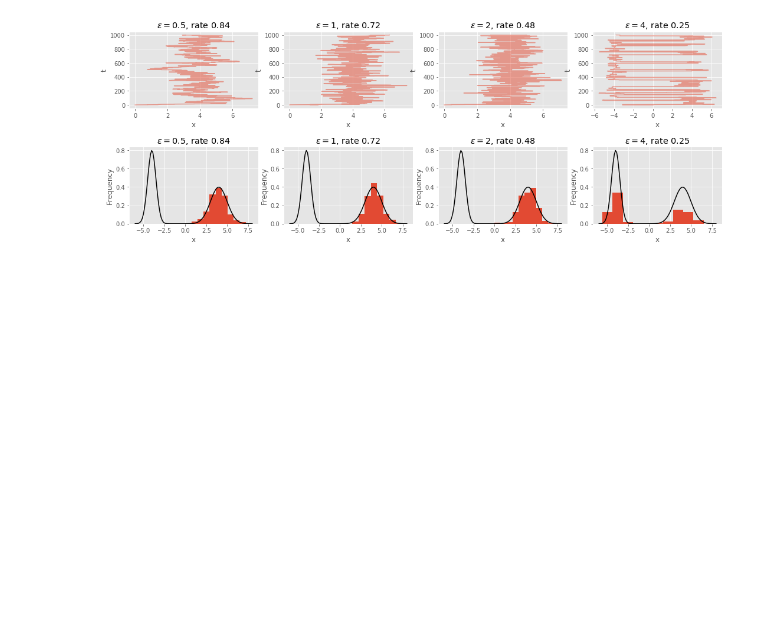
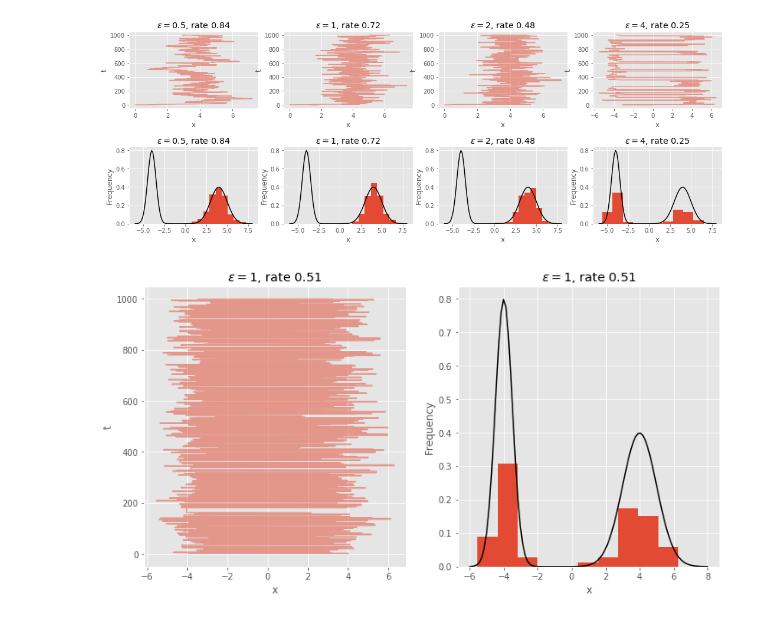
Before and after one commit to guydav/minerva, a Jupyter notebook: notebooks/CS146/13.2 MCMC.ipynb, the cells around one changed output. Cells and saved outputs as stored; diff of their text form; code cells hidden in the pictures; blank space fills up the shorter version.

```diff
--- a/notebooks/CS146/13.2 MCMC.ipynb
+++ b/notebooks/CS146/13.2 MCMC.ipynb
@@ -50,7 +50,11 @@ def rq(prev_x, epsilon, size=1):
     return random.normal(prev_x, epsilon, size)
 
 
-def mcmc(t_max, epsilon, x0=0):
+def second_rq(prev_x, epsilon, size=1):
+    return random.normal(-1 * prev_x, epsilon, size)
+
+
+def mcmc(t_max, epsilon, x0=0, rq=rq):
     # The normal distribution is symmetric
     # Allowing to eschew the ration of q(x, x') and q(x', x) terms
     results = [x0]
@@ -117,3 +121,14 @@ for index, epsilon in enumerate(EPSILON_VALUES):
     plot_sample_histogram(results, acceptance_ratio, epsilon, plt.subplot(gs[1, index]))
 # %% [output]
 [figure]
+# %%
+epsilon = 1
+
+r, a = mcmc(T_MAX, epsilon, 4, second_rq)
+fig = plt.figure(figsize=(12, 6))
+gs = gridspec.GridSpec(1, 2, hspace=0.5)
+
+plot_sample_correlation(r, a, epsilon, plt.subplot(gs[0, 0]))
+plot_sample_histogram(r, a, epsilon, plt.subplot(gs[0, 1]))
+# %% [output]
+[figure, added]
```
Also changed, not shown: 17 other files.
